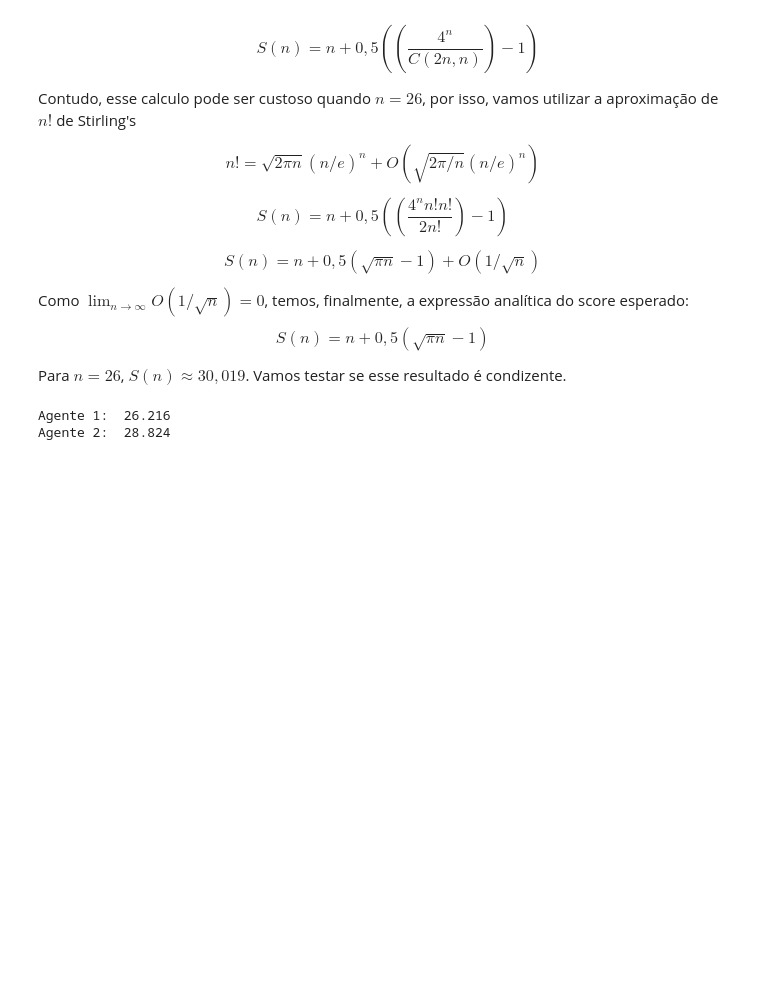
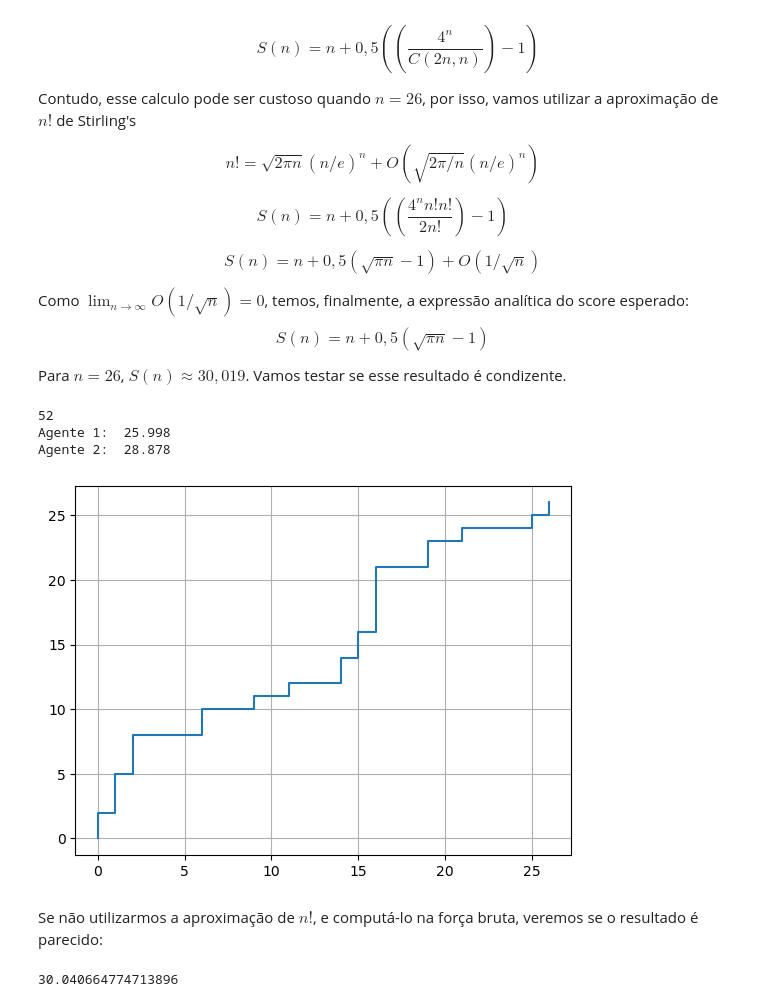
Before and after one commit to GustavoJae/Red-or-Black, a Jupyter notebook: game.ipynb, the cells around one changed output. Cells and saved outputs as stored; diff of their text form; code cells hidden in the pictures; blank space fills up the shorter version.

```diff
--- a/game.ipynb
+++ b/game.ipynb
@@ -183,15 +186,31 @@ def agent_1_decision(path):
 # %%
 n = 26
 score_1 = 0
 score_2= 0
 simulations = 1000
 
 for g in range(simulations):
     r,b, path = game(n)
     score_1 += agent_1_decision(path)
     score_2 += agent_2_decision(r,b,path)
+print(len(path))
+plt.plot(r,b)
+plt.grid(True)
 print('Agente 1: ', score_1/simulations)
 print('Agente 2: ', score_2/simulations)
 # %% [output]
-Agente 1:  26.216
-Agente 2:  28.824
+52
+Agente 1:  25.998
+Agente 2:  28.878
+[figure, added]
+# %% [markdown]
+Se não utilizarmos a aproximação de $n!$, e computá-lo na força bruta, veremos se o resultado é parecido:
+# %%
+import math
+
+# calculo direto
+c1 = math.comb(52,26)
+S_n = 26 + 0.5*(4**26/c1 - 1)
+print(S_n)
+# %% [output]
+30.040664774713896
```
Also changed, not shown: parts of 2 cells of this notebook.
